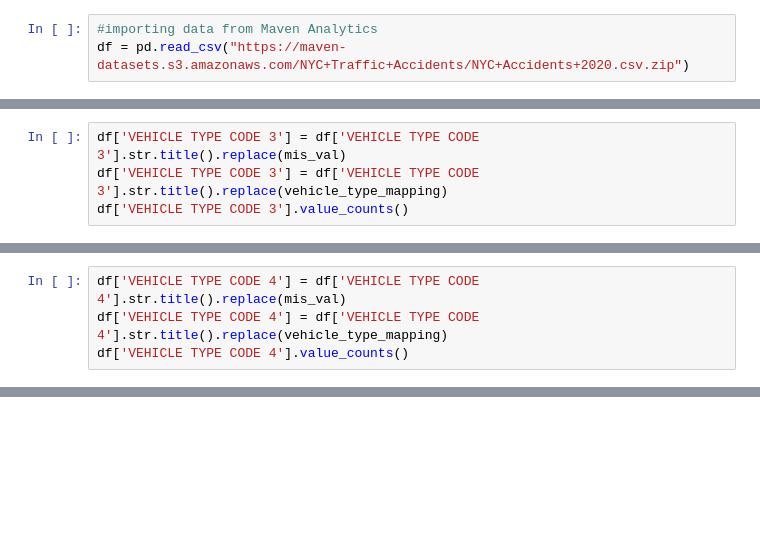
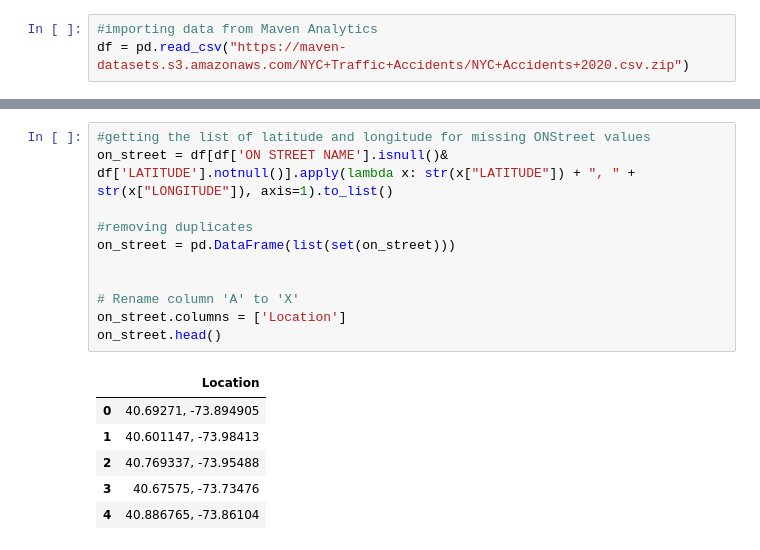
Before and after one commit to ehadsaloF/NewYork-Accident-Analysis, a Jupyter notebook: Cleaning_Data.ipynb, the cells around one changed output, grey strips where cells are left out. Saved outputs shown, nothing was run; the diff lists cells and outputs as text; blank space fills up the shorter version.

```diff
--- a/Cleaning_Data.ipynb
+++ b/Cleaning_Data.ipynb
@@ -528,4 +141,0 @@ Name: VEHICLE TYPE CODE 2, dtype: int64
-# %%
-df['VEHICLE TYPE CODE 3'] = df['VEHICLE TYPE CODE 3'].str.title().replace(mis_val)
-df['VEHICLE TYPE CODE 3'] = df['VEHICLE TYPE CODE 3'].str.title().replace(vehicle_type_mapping)
-df['VEHICLE TYPE CODE 3'].value_counts()
@@ -545,4 +141,0 @@ Name: VEHICLE TYPE CODE 3, dtype: int64
-# %%
-df['VEHICLE TYPE CODE 4'] = df['VEHICLE TYPE CODE 4'].str.title().replace(mis_val)
-df['VEHICLE TYPE CODE 4'] = df['VEHICLE TYPE CODE 4'].str.title().replace(vehicle_type_mapping)
-df['VEHICLE TYPE CODE 4'].value_counts()
@@ -575,0 +187,18 @@ files.download('Clean.csv')
+# %%
+#getting the list of latitude and longitude for missing ONStreet values
+on_street = df[df['ON STREET NAME'].isnull()& df['LATITUDE'].notnull()].apply(lambda x: str(x["LATITUDE"]) + ", " + str(x["LONGITUDE"]), axis=1).to_list()
+
+#removing duplicates
+on_street = pd.DataFrame(list(set(on_street)))
+
+
+# Rename column 'A' to 'X'
+on_street.columns = ['Location']
+on_street.head()
+# %% [output]
+|  | Location |
+| 0 | 40.69271, -73.894905 |
+| 1 | 40.601147, -73.98413 |
+| 2 | 40.769337, -73.95488 |
+| 3 | 40.67575, -73.73476 |
+| 4 | 40.886765, -73.86104 |
```
Also changed, not shown: parts of 61 cells of this notebook.
